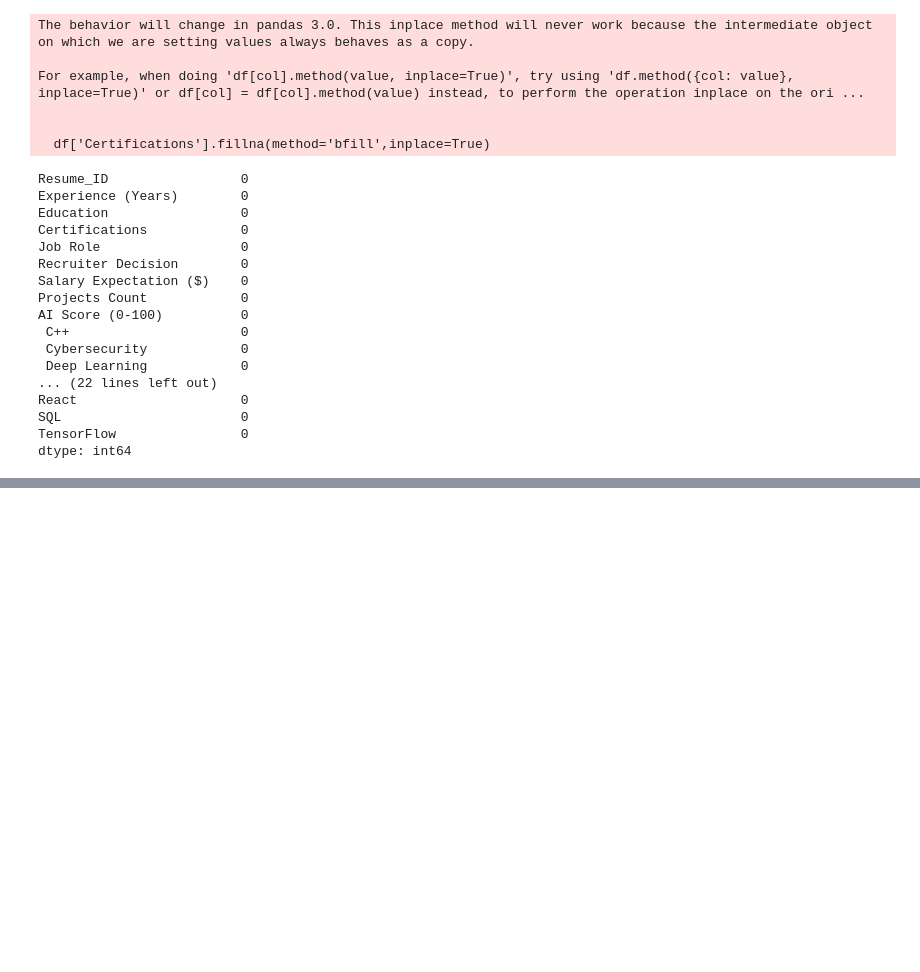
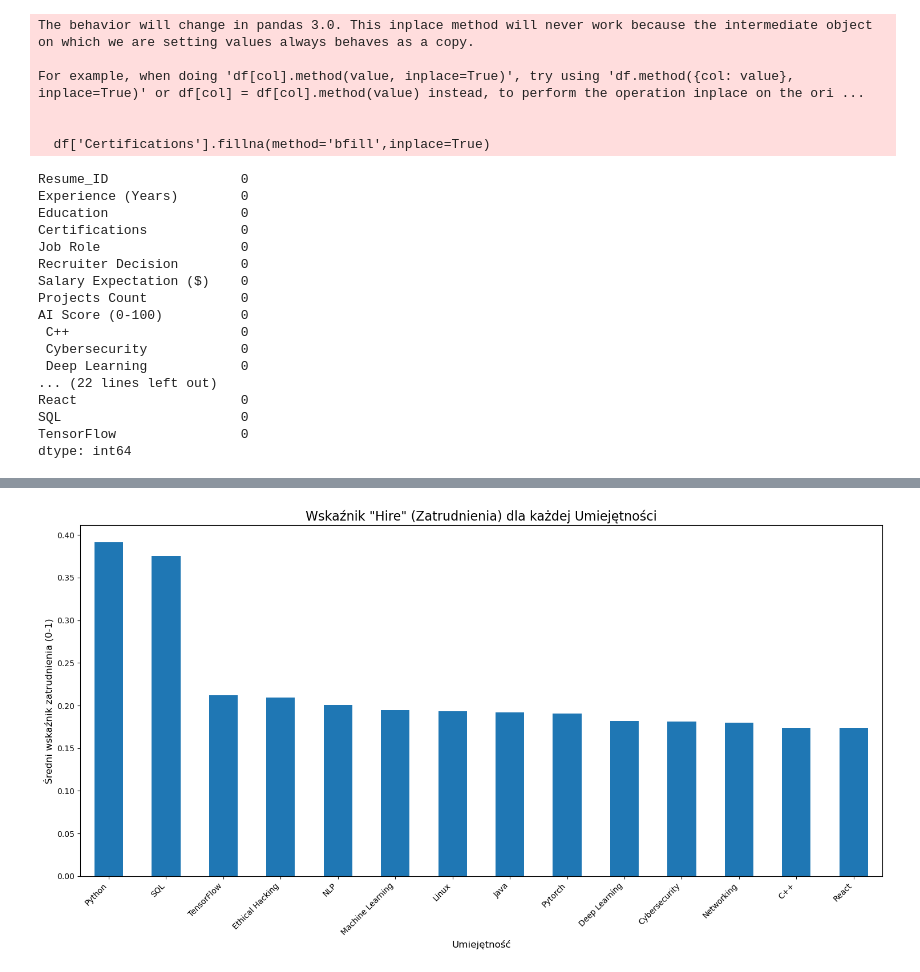
Before and after one commit to zotthy/Hr-application, a Jupyter notebook: Model/main.ipynb, the cells around one changed output, grey strips where cells are left out. Saved outputs shown, nothing was run; the diff lists cells and outputs as text; code cells hidden in the pictures; blank space fills up the shorter version.

```diff
--- a/Model/main.ipynb
+++ b/Model/main.ipynb
@@ -131,3 +146,92 @@ for i in df.columns:
 # %%
 df.drop(columns=['AI Score (0-100)'],inplace=True)
 df.to_csv('data_after_filter.csv', index=False)
+# %%
+
+import pandas as pd
+import matplotlib.pyplot as plt
+import seaborn as sns
+import warnings
+
+# Ignoruj przyszłe ostrzeżenia, aby nie zaśmiecać wyjścia
+warnings.simplefilter(action='ignore', category=FutureWarning)
+
+# --- 1. Wczytanie Danych ---
+try:
+    # Wczytuje plik wygenerowany przez notatnik 'main.ipynb'
+    df = pd.read_csv('data_after_filter.csv')
+    print("Pomyślnie wczytano plik 'data_after_filter.csv'.")
+except FileNotFoundError:
+    print("BŁĄD: Nie znaleziono pliku 'data_after_filter.csv'.")
+    print("Upewnij się, że najpierw uruchomiłeś notatnik 'main.ipynb', aby wygenerować ten plik.")
+    df = None
+
+if df is not None:
+
+    # --- 2. Przygotowanie Kolumn Umiejętności ---
+
+    # Lista standardowych kolumn, które NIE SĄ umiejętnościami
+    standard_cols = ['Resume_ID', 'Experience (Years)', 'Education', 'Certifications',
+                     'Job Role', 'Recruiter Decision', 'Salary Expectation ($)', 'Projects Count']
+
+    # Usuń spacje z WSZYSTKICH nazw kolumn (np. ' C++' -> 'C++')
+    df.columns = df.columns.str.strip()
+
+    # Zaktualizuj listę standardowych kolumn (one też mogły mieć spacje)
+    standard_cols = [col.strip() for col in standard_cols]
+
+    # Scal zduplikowane kolumny (np. jeśli 'C++' istniało dwa razy)
+    # Używamy .T.groupby().max().T, aby zachować wartość '1' (posiada)
+    df_cleaned = df.T.groupby(level=0).max().T
+
+    # Zidentyfikuj kolumny umiejętności po czyszczeniu
+    valid_skill_columns = [col for col in df_cleaned.columns if col not in standard_cols]
+
+    # Upewnij się, że kolumny są numeryczne po transpozycji
+    for col in df_cleaned.columns:
+         df_cleaned[col] = pd.to_numeric(df_cleaned[col], errors='coerce')
+
+    # --- 3. Obliczenia i Logika Wykresu ---
+
+    # Oblicz średnią wartość (wskaźnik) dla każdej umiejętności, pogrupowaną wg decyzji
+    skill_hire_rate = df_cleaned.groupby('Recruiter Decision')[valid_skill_columns].mean()
+
+    # Z 'main.ipynb' wiemy, że LabelEncoder zakodował 'Hire' jako 0 (alfabetycznie)
+    hire_label = 0
+
+    if hire_label in skill_hire_rate.index:
+        hire_rate_series = skill_hire_rate.loc[hire_label]
+        print(f"Pobrano dane dla 'Hire' (etykieta {hire_label}).")
+    else:
+        print(f"OSTRZEŻENIE: Nie znaleziono etykiety 'Hire' ({hire_label}).")
+        hire_rate_series = None
+
+    # --- 4. Generowanie Wykresu ---
+
+    if hire_rate_series is not None:
+        plt.figure(figsize=(15, 8))
+
+        # Filtrujemy, aby pokazać tylko te umiejętności, które miały jakikolwiek wskaźnik zatrudnienia
+        hire_rate_series_sorted = hire_rate_series[hire_rate_series > 0].sort_values(ascending=False)
+
+        # Rysuj wykres
+        hire_rate_series_sorted.plot(kind='bar')
+
+        # Tytuły i etykiety
+        plt.title('Wskaźnik "Hire" (Zatrudnienia) dla każdej Umiejętności', fontsize=16)
+        plt.ylabel('Średni wskaźnik zatrudnienia (0-1)', fontsize=12)
+        plt.xlabel('Umiejętność', fontsize=12)
+        plt.xticks(rotation=45, ha='right') # Poprawia czytelność osi X
+        plt.tight_layout() # Zapobiega nakładaniu się etykiet
+
+        # Zapisz wykres do pliku
+        output_filename = 'bar_skill_hire_rate.png'
+        plt.savefig(output_filename)
+        print(f"Pomyślnie wygenerowano wykres: {output_filename}")
+
+        # Pokaż Top 5 w konsoli
+        print("\nTop 5 umiejętności powiązanych z zatrudnieniem (wg danych):")
+        print(hire_rate_series_sorted.head(5))
+    else:
+        print("Nie można wygenerować wykresu, ponieważ brak danych dla 'Hire'.")
+# %% [output]
@@ -133,0 +249 @@ df.to_csv('data_after_filter.csv', index=False)
+[figure, added]
```
Also changed, not shown: parts of 4 cells of this notebook, 40 other files.
